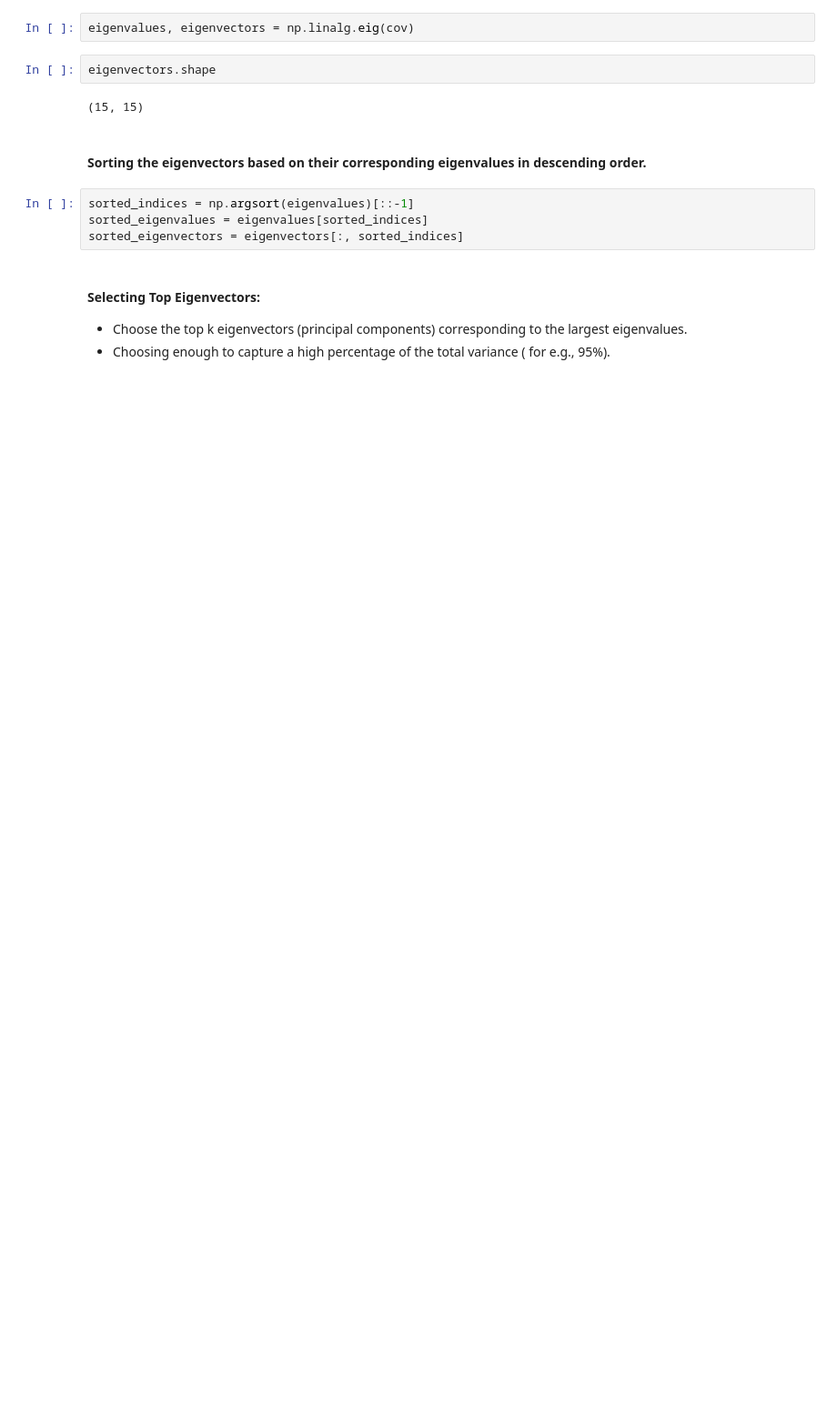
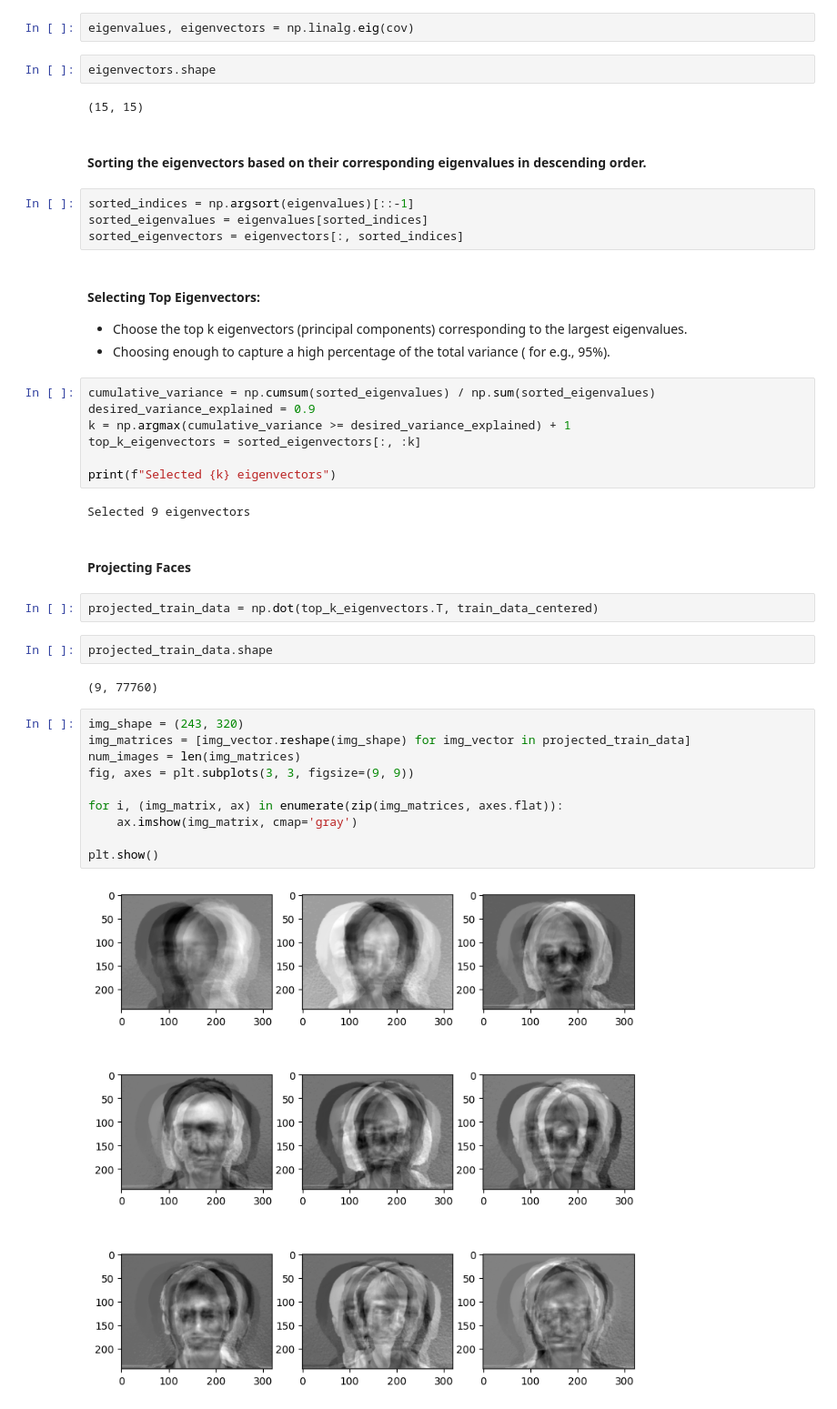
Before and after one commit to Isa1asN/face-recognition-eigen_faces-fisher_faces, a Jupyter notebook: EigenFaces.ipynb, the cells around one changed output. Shown: that part at 91% size. Drawn from its saved outputs; the diff is of its cells as text; blank space fills up the shorter version.

Commit message:
face projections

```diff
--- a/EigenFaces.ipynb
+++ b/EigenFaces.ipynb
@@ -144,3 +144,32 @@ sorted_eigenvectors = eigenvectors[:, sorted_indices]
 #### Selecting Top Eigenvectors:
 *   Choose the top k eigenvectors (principal components) corresponding to the largest eigenvalues.
 *   Choosing enough to capture a high percentage of the total variance ( for e.g., 95%).
+# %%
+cumulative_variance = np.cumsum(sorted_eigenvalues) / np.sum(sorted_eigenvalues)
+desired_variance_explained = 0.9
+k = np.argmax(cumulative_variance >= desired_variance_explained) + 1
+top_k_eigenvectors = sorted_eigenvectors[:, :k]
+
+print(f"Selected {k} eigenvectors")
+# %% [output]
+Selected 9 eigenvectors
+# %% [markdown]
+#### Projecting Faces
+# %%
+projected_train_data = np.dot(top_k_eigenvectors.T, train_data_centered)
+# %%
+projected_train_data.shape
+# %% [output]
+(9, 77760)
+# %%
+img_shape = (243, 320)
+img_matrices = [img_vector.reshape(img_shape) for img_vector in projected_train_data]
+num_images = len(img_matrices)
+fig, axes = plt.subplots(3, 3, figsize=(9, 9))
+
+for i, (img_matrix, ax) in enumerate(zip(img_matrices, axes.flat)):
+    ax.imshow(img_matrix, cmap='gray')
+
+plt.show()
+# %% [output]
+[figure, added]
```
